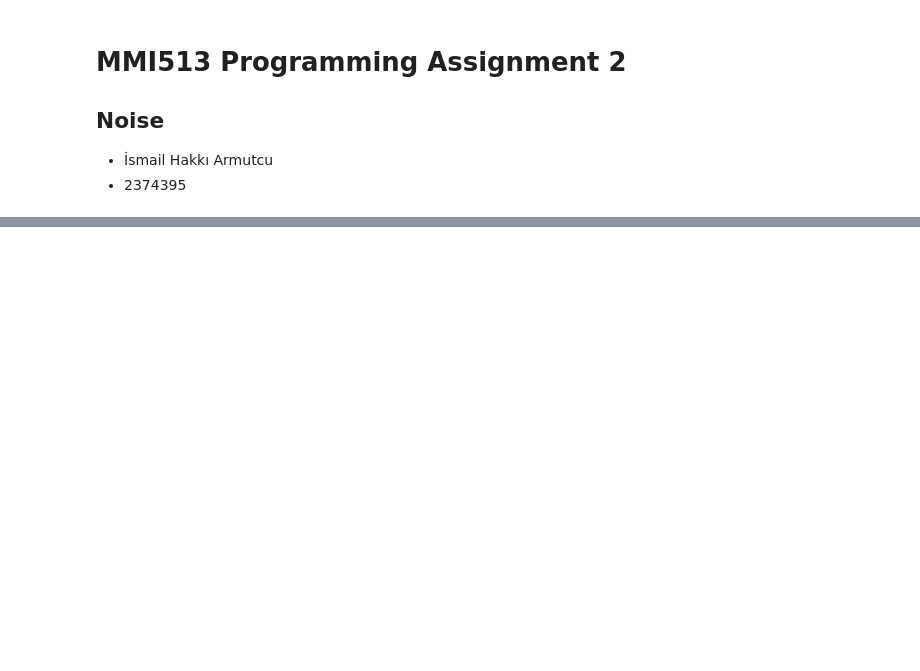
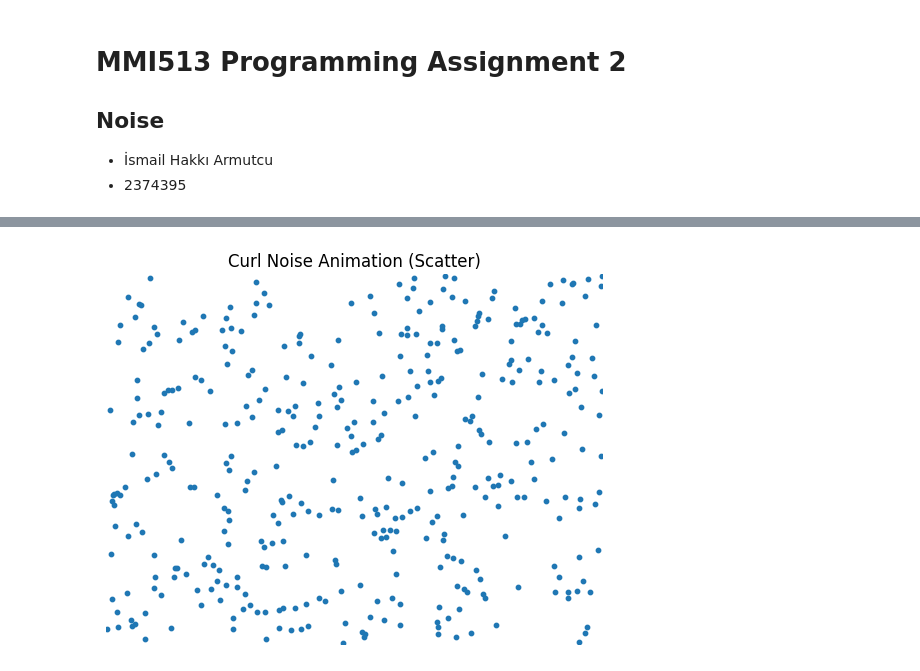
Before and after one commit to Ismail-Armutcu/Algorithms-for-Interactive-Sytems, a Jupyter notebook: MMI_HW2_NOISE.ipynb, the cells around one changed output, grey strips where cells are left out. Cells and saved outputs as stored; diff of their text form; code cells hidden in the pictures; blank space fills up the shorter version.

```diff
--- a/MMI_HW2_NOISE.ipynb
+++ b/MMI_HW2_NOISE.ipynb
@@ -208,0 +227,47 @@ HTML(animation.to_html5_video())
+# %%
+
+def animateCurlinScatter(frame = 50, N = 20):
+  assert(frame >= 20 and N>=2)
+
+  def update_particles(frame):
+      global particles_x, particles_y, velocity_x, velocity_y
+      #velocity_x,velocity_y = curlnoise(frame,N)
+      particles_x += velocity_x
+      particles_y += velocity_y
+      particles_x %=N
+      particles_y %=N
+
+  # Function to initialize the animation
+  def init():
+      global particles_x, particles_y, velocity_x, velocity_y
+      # Initialize particle positions randomly within the grid
+      particles_x = np.random.rand(N, N)*N
+      particles_y = np.random.rand(N, N)*N
+      # Initialize velocity vectors using curl
+      velocity_x,velocity_y = curlnoise(0,N)
+      return []
+
+  # Function to update the animation frame
+  def update(frame):
+      update_particles(frame)
+      scat.set_offsets(np.column_stack((particles_x.flatten(), particles_y.flatten())))
+      return scat,
+
+  num_particles = N * N
+
+  # Initialize figure and axis
+  fig, ax = plt.subplots()
+  ax.set_xlim(0, N)
+  ax.set_ylim(0, N)
+  scat = ax.scatter([], [], s=10)
+  ax.axis('off')
+  ax.set_title('Curl Noise Animation (Scatter)')
+
+
+  # Call the animation
+  ani = animation.FuncAnimation(fig, update, frames=frame, interval=200, blit=True, init_func=init)
+  return ani
+
+ani = animateCurlinScatter()
+HTML(ani.to_html5_video())
+# %% [output]
@@ -208,0 +275 @@ HTML(animation.to_html5_video())
+[figure, added]
```
Also changed, not shown: parts of 11 cells of this notebook.
